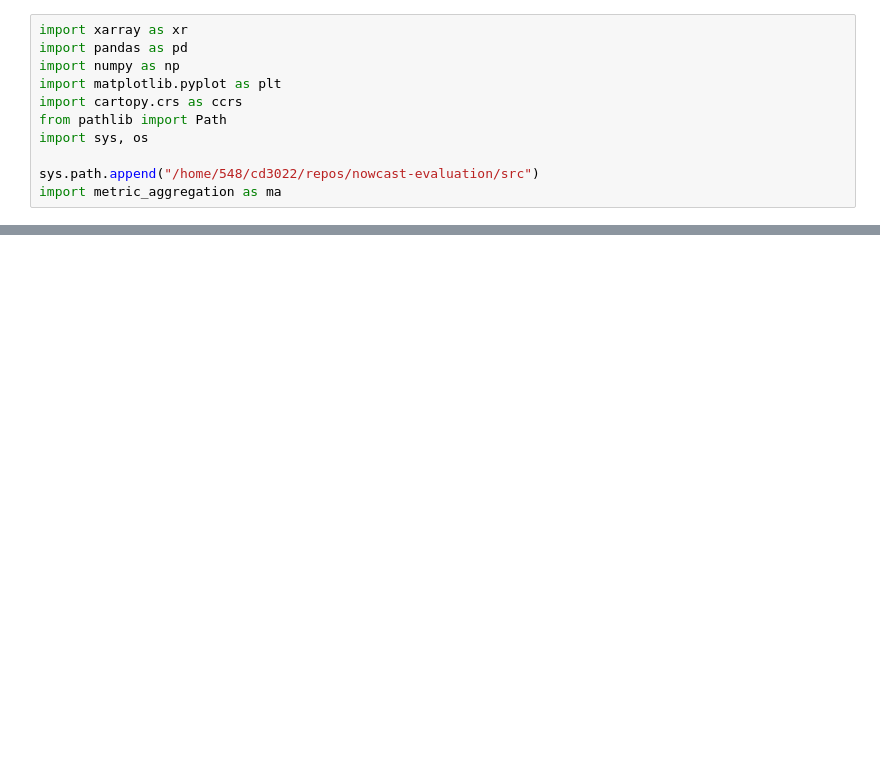
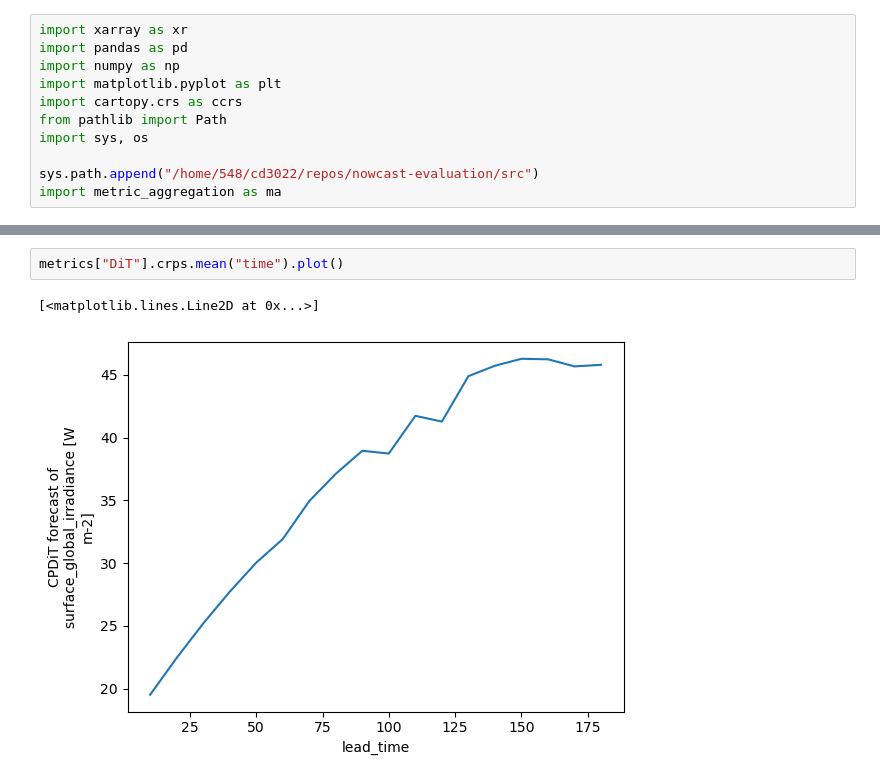
Before and after one commit to cdoedens/nowcast-evaluation, a Jupyter notebook: notebooks/plot_metrics.ipynb, the cells around one changed output, grey strips where cells are left out. Saved outputs shown, nothing was run; the diff lists cells and outputs as text; blank space fills up the shorter version.

```diff
--- a/notebooks/plot_metrics.ipynb
+++ b/notebooks/plot_metrics.ipynb
@@ -88,0 +97,5 @@ fig.tight_layout()
+# %%
+metrics["DiT"].crps.mean("time").plot()
+# %% [output]
+[<matplotlib.lines.Line2D at 0x...>]
+[figure, added]
```
Also changed, not shown: parts of 4 cells of this notebook.
